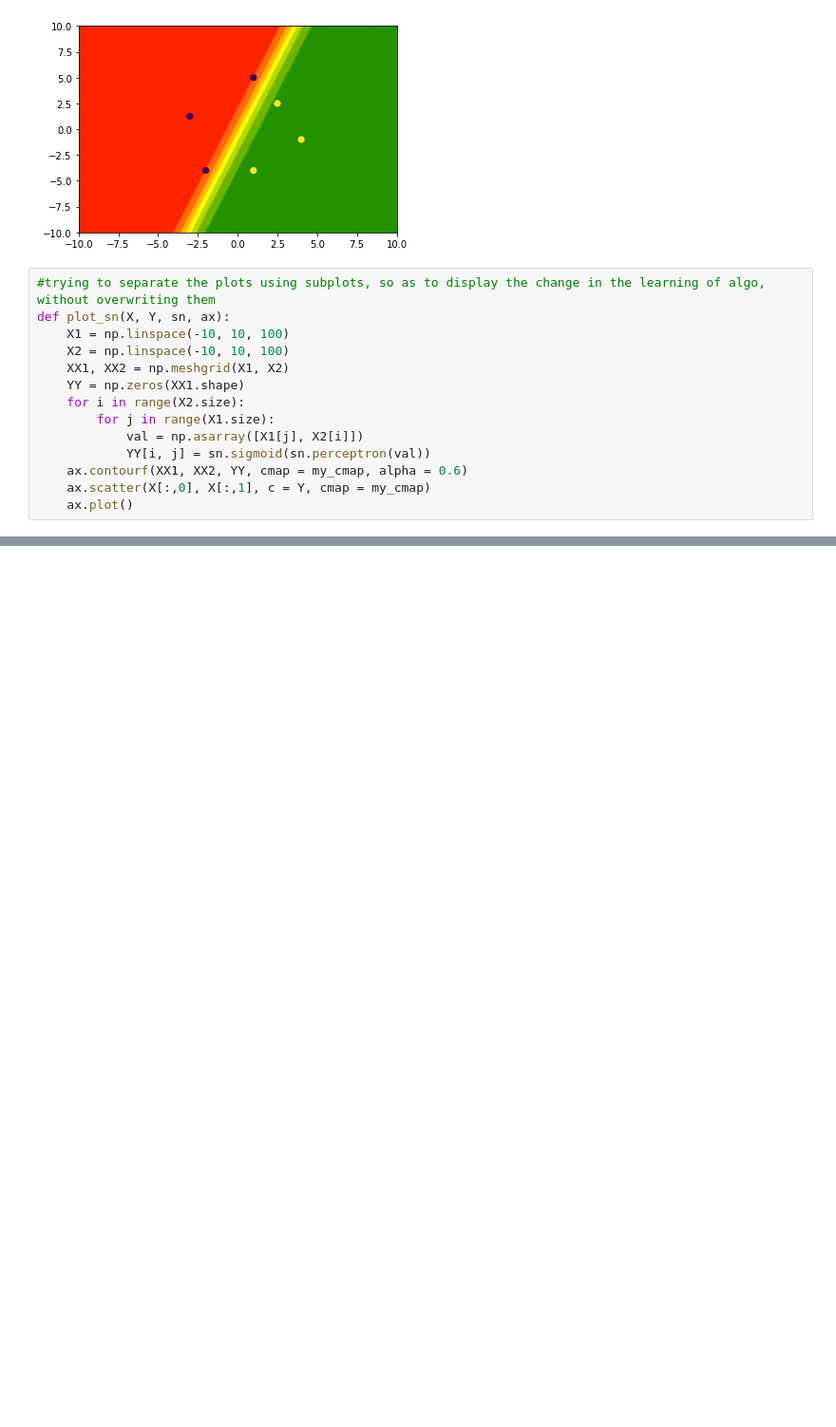
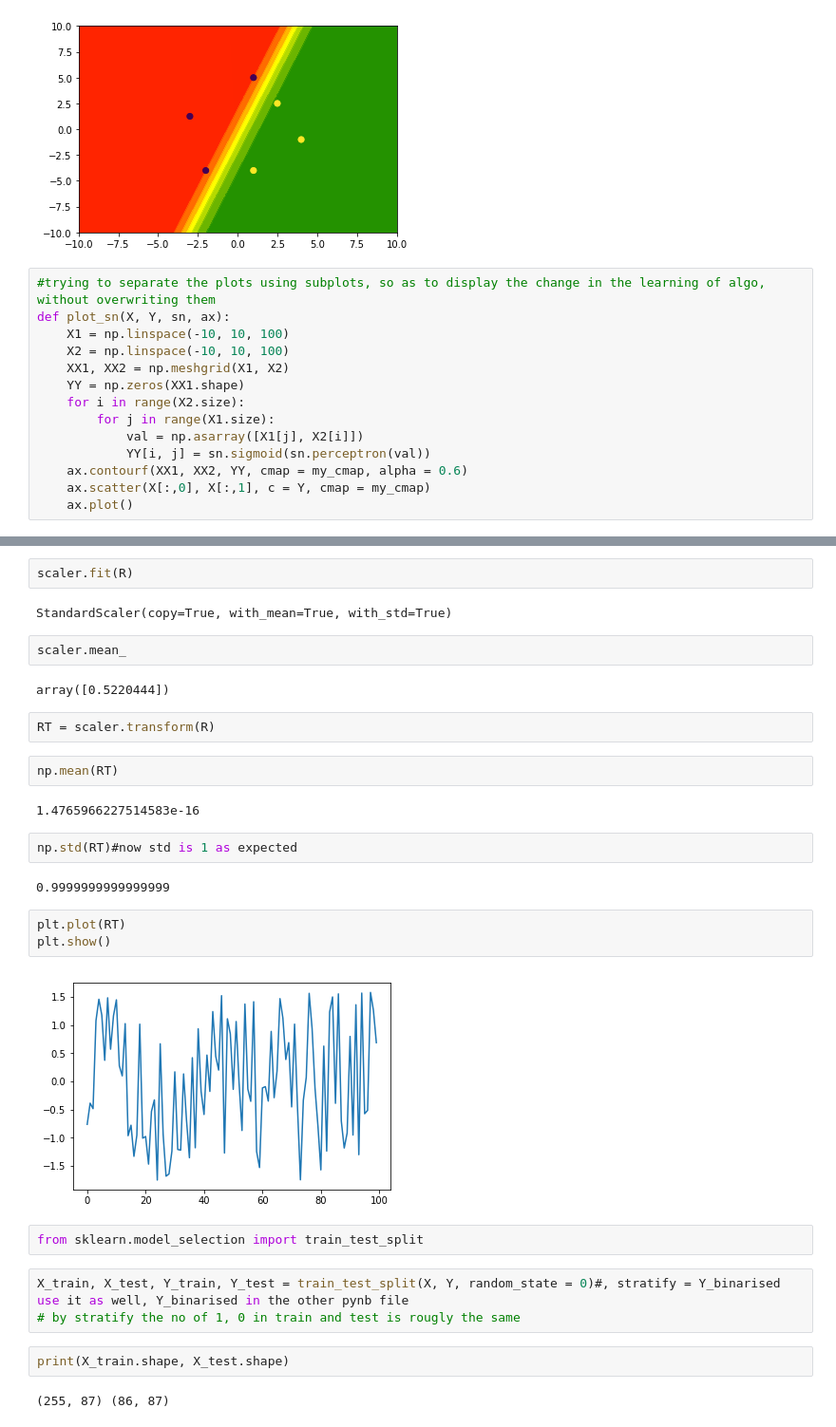
Before and after one commit to millitroy/Deeplearning-Practise, a Jupyter notebook: Sigmoid Neuron, Gradient Descent.ipynb, the cells around one changed output, grey strips where cells are left out. Shown: that part at 95% size. Drawn from its saved outputs; the diff is of its cells as text; blank space fills up the shorter version.

```diff
--- a/Sigmoid Neuron, Gradient Descent.ipynb
+++ b/Sigmoid Neuron, Gradient Descent.ipynb
@@ -277,0 +390,32 @@ for i in range(N):
+# %%
+scaler.fit(R)
+# %% [output]
+StandardScaler(copy=True, with_mean=True, with_std=True)
+# %%
+scaler.mean_
+# %% [output]
+array([0.5220444])
+# %%
+RT = scaler.transform(R)
+# %%
+np.mean(RT)
+# %% [output]
+1.4765966227514583e-16
+# %%
+np.std(RT)#now std is 1 as expected
+# %% [output]
+0.9999999999999999
+# %%
+plt.plot(RT)
+plt.show()
+# %% [output]
+[figure, added]
+# %%
+from sklearn.model_selection import train_test_split
+# %%
+X_train, X_test, Y_train, Y_test = train_test_split(X, Y, random_state = 0)#, stratify = Y_binarised use it as well, Y_binarised in the other pynb file
+# by stratify the no of 1, 0 in train and test is rougly the same
+# %%
+print(X_train.shape, X_test.shape)
+# %% [output]
+(255, 87) (86, 87)
```
Also changed, not shown: parts of 47 cells of this notebook.
